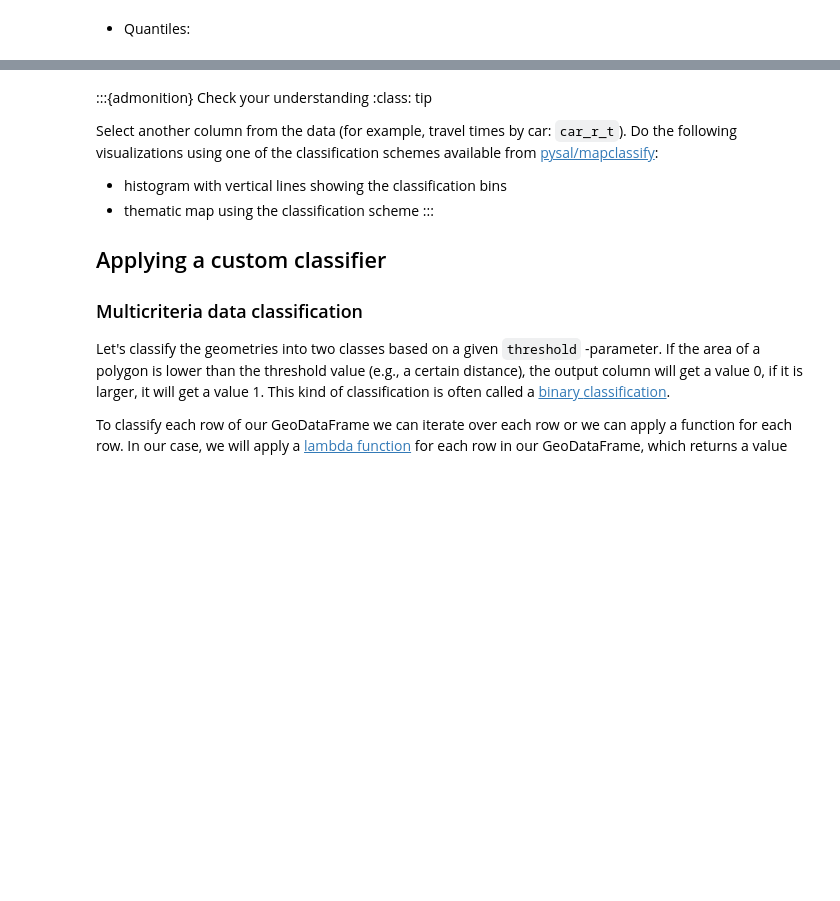
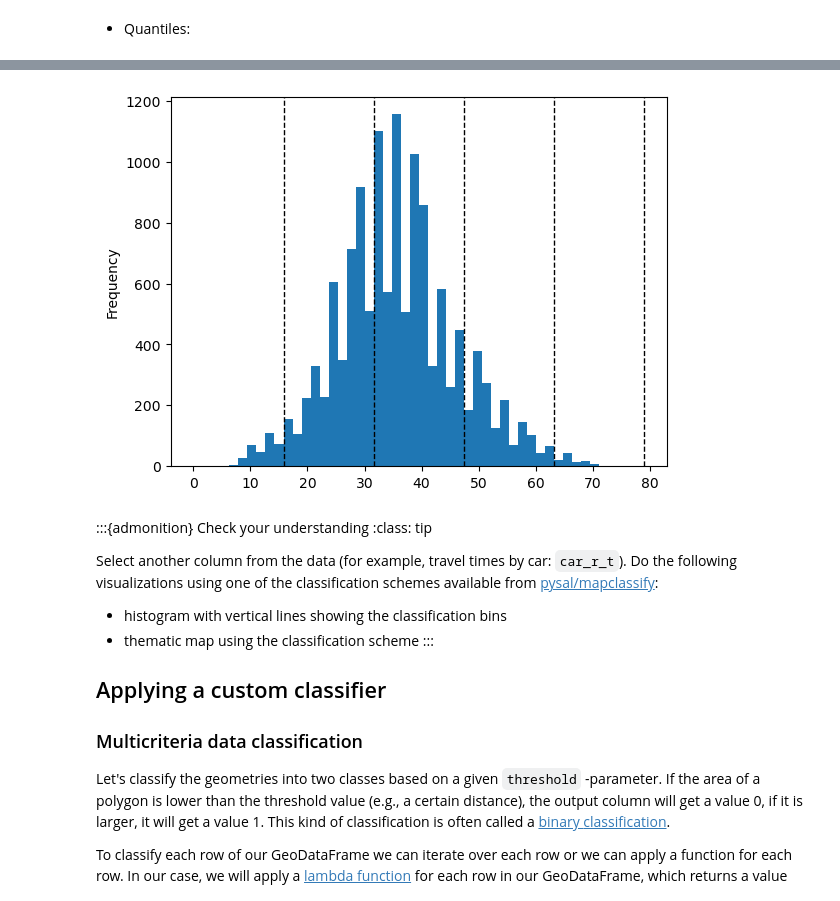
Before and after one commit to ab41996/automating-gis-processes, a Jupyter notebook: lessons/lesson-4/reclassifying-data.ipynb, the cells around one changed output, grey strips where cells are left out. Saved outputs shown, nothing was run; the diff lists cells and outputs as text; code cells hidden in the pictures; blank space fills up the shorter version.

```diff
--- a/lessons/lesson-4/reclassifying-data.ipynb
+++ b/lessons/lesson-4/reclassifying-data.ipynb
@@ -249,3 +295,11 @@ for break_point in classifier.bins:
+# %%
+# Plot histogram for public transport rush hour travel time
+accessibility_grid["car_r_t"].plot.hist(bins=50)
+
+for break_point in classifier.bins:
+    plt.axvline(break_point, color="k", linestyle="dashed", linewidth=1)
+# %% [output]
+[figure, added]
 # %% [markdown]
 :::{admonition} Check your understanding
 :class: tip
```
Also changed, not shown: parts of 15 cells of this notebook.
